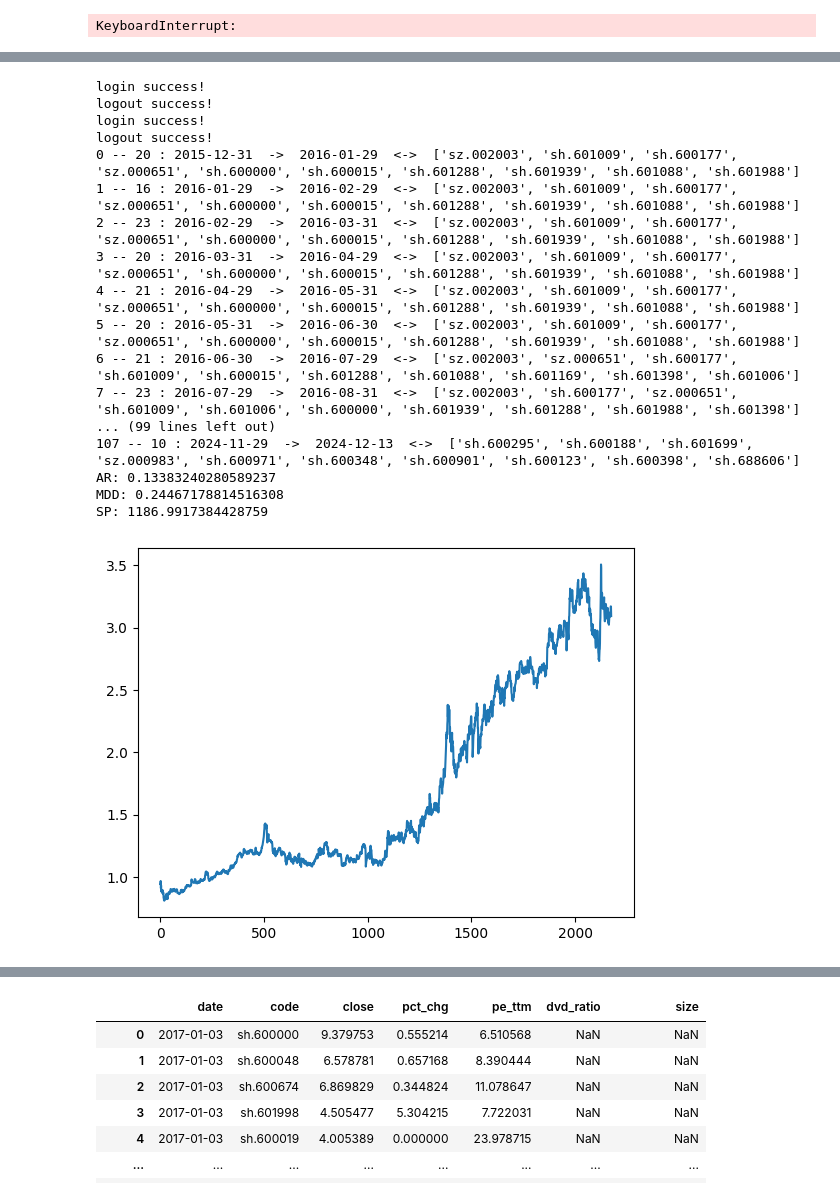
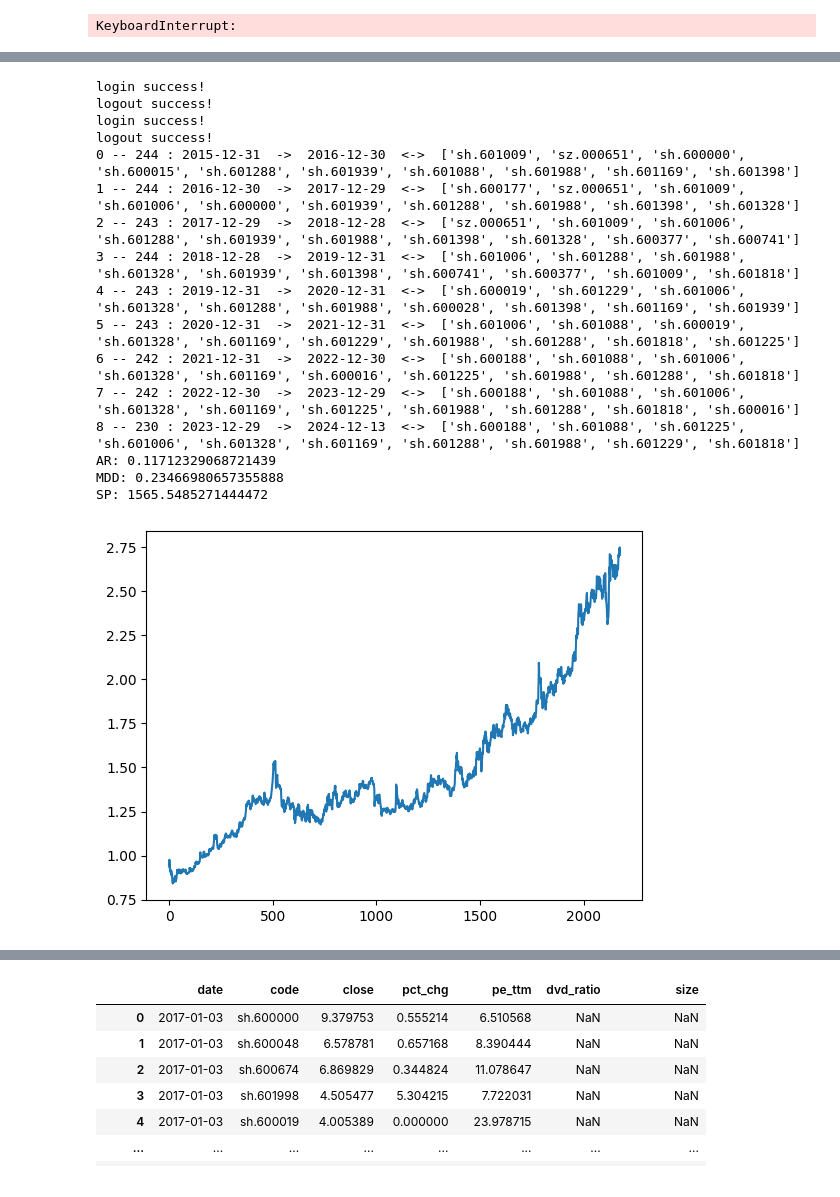
Before and after one commit to lostlau/quant_research, a Jupyter notebook: factor_invest_922.ipynb, the cells around one changed output, grey strips where cells are left out. Drawn from its saved outputs; the diff is of its cells as text; code cells hidden in the pictures.

```diff
--- a/factor_invest_922.ipynb
+++ b/factor_invest_922.ipynb
@@ -57,21 +215,27 @@ def stock_selector(df_all, decision_date, topk=10):
     #------------------------------------------------
     df_search = df_all[df_all['date']==decision_date]
 
+    # PE的过滤
     df_search = df_search[df_search['pe_ttm'].between(0,30)]
 
+    # momentum的过滤（暂未开启）
     trend_stt_date = np.datetime64(decision_date)-pd.DateOffset(years=3)
     df_search['trend_stt_date']=trend_stt_date
     df_search = pd.merge_asof(df_search.sort_values('trend_stt_date'), df_all[['date','code','close']].sort_values('date').rename(columns={"date":"trend_stt_date","close":"close_trend_stt"}), on='trend_stt_date',by='code')
     df_search['trend_factor'] = df_search['close']/df_search['close_trend_stt']
-    df_search = df_search[df_search['trend_factor']>1]
+    df_search = df_search[df_search['trend_factor']>0]
 
-    # df_search = df_search.sort_values('dvd_ratio', ascending=False).head(3*topk)
-    # df_search = df_search.sort_values('size', ascending=False).head(3*topk)
+    # 行业分散化操作
 
-    # df_ = df_search.sort_values('size', ascending=False).head(topk)
+
+    # size排序
+    df_search = df_search.sort_values('size', ascending=False).head(3*topk)
+
+    # divid排序
     df_ = df_search.sort_values('dvd_ratio', ascending=False).head(topk)
 
     return df_['code'].values.tolist()
+    # return ['sh.600900']
 
 def stock_allocator(stock_list, method='eq'):
     weight = 1/len(stock_list)
@@ -231,27 +305,26 @@ def calc_sharperatio(daily_returns):
     return sharpe_ratio
 # %%
 ##
-df_portfolio = backtesting('000922','2016-01-01','2024-12-13', df_all_merge, decision_freq='month',stockselect_topk=10)
+df_portfolio = backtesting('000922','2016-01-01','2024-12-13', df_all_merge, decision_freq='year',stockselect_topk=10)
 df_portfolio['return_cum'].plot()
 print(f"AR: {calc_annualreturn(df_portfolio['return'].tolist())}")
 print(f"MDD: {calc_maxdrawdown(df_portfolio['return_cum'].tolist())}")
 print(f"SP: {calc_sharperatio(df_portfolio['return'].tolist())}")
 # %% [output]
 login success!
 logout success!
 login success!
 logout success!
-0 -- 20 : 2015-12-31  ->  2016-01-29  <->  ['sz.002003', 'sh.601009', 'sh.600177', 'sz.000651', 'sh.600000', 'sh.600015', 'sh.601288', 'sh.601939', 'sh.601088', 'sh.601988']
-1 -- 16 : 2016-01-29  ->  2016-02-29  <->  ['sz.002003', 'sh.601009', 'sh.600177', 'sz.000651', 'sh.600000', 'sh.600015', 'sh.601288', 'sh.601939', 'sh.601088', 'sh.601988']
-2 -- 23 : 2016-02-29  ->  2016-03-31  <->  ['sz.002003', 'sh.601009', 'sh.600177', 'sz.000651', 'sh.600000', 'sh.600015', 'sh.601288', 'sh.601939', 'sh.601088', 'sh.601988']
-3 -- 20 : 2016-03-31  ->  2016-04-29  <->  ['sz.002003', 'sh.601009', 'sh.600177', 'sz.000651', 'sh.600000', 'sh.600015', 'sh.601288', 'sh.601939', 'sh.601088', 'sh.601988']
-4 -- 21 : 2016-04-29  ->  2016-05-31  <->  ['sz.002003', 'sh.601009', 'sh.600177', 'sz.000651', 'sh.600000', 'sh.600015', 'sh.601288', 'sh.601939', 'sh.601088', 'sh.601988']
-5 -- 20 : 2016-05-31  ->  2016-06-30  <->  ['sz.002003', 'sh.601009', 'sh.600177', 'sz.000651', 'sh.600000', 'sh.600015', 'sh.601288', 'sh.601939', 'sh.601088', 'sh.601988']
-6 -- 21 : 2016-06-30  ->  2016-07-29  <->  ['sz.002003', 'sz.000651', 'sh.600177', 'sh.601009', 'sh.600015', 'sh.601288', 'sh.601088', 'sh.601169', 'sh.601398', 'sh.601006']
-7 -- 23 : 2016-07-29  ->  2016-08-31  <->  ['sz.002003', 'sh.600177', 'sz.000651', 'sh.601009', 'sh.601006', 'sh.600000', 'sh.601939', 'sh.601288', 'sh.601988', 'sh.601398']
-... (99 lines left out)
-107 -- 10 : 2024-11-29  ->  2024-12-13  <->  ['sh.600295', 'sh.600188', 'sh.601699', 'sz.000983', 'sh.600971', 'sh.600348', 'sh.600901', 'sh.600123', 'sh.600398', 'sh.688606']
-AR: 0.13383240280589237
-MDD: 0.24467178814516308
-SP: 1186.9917384428759
+0 -- 244 : 2015-12-31  ->  2016-12-30  <->  ['sh.601009', 'sz.000651', 'sh.600000', 'sh.600015', 'sh.601288', 'sh.601939', 'sh.601088', 'sh.601988', 'sh.601169', 'sh.601398']
+1 -- 244 : 2016-12-30  ->  2017-12-29  <->  ['sh.600177', 'sz.000651', 'sh.601009', 'sh.601006', 'sh.600000', 'sh.601939', 'sh.601288', 'sh.601988', 'sh.601398', 'sh.601328']
+2 -- 243 : 2017-12-29  ->  2018-12-28  <->  ['sz.000651', 'sh.601009', 'sh.601006', 'sh.601288', 'sh.601939', 'sh.601988', 'sh.601398', 'sh.601328', 'sh.600377', 'sh.600741']
+3 -- 244 : 2018-12-28  ->  2019-12-31  <->  ['sh.601006', 'sh.601288', 'sh.601988', 'sh.601328', 'sh.601939', 'sh.601398', 'sh.600741', 'sh.600377', 'sh.601009', 'sh.601818']
+4 -- 243 : 2019-12-31  ->  2020-12-31  <->  ['sh.600019', 'sh.601229', 'sh.601006', 'sh.601328', 'sh.601288', 'sh.601988', 'sh.600028', 'sh.601398', 'sh.601169', 'sh.601939']
+5 -- 243 : 2020-12-31  ->  2021-12-31  <->  ['sh.601006', 'sh.601088', 'sh.600019', 'sh.601328', 'sh.601169', 'sh.601229', 'sh.601988', 'sh.601288', 'sh.601818', 'sh.601225']
+6 -- 242 : 2021-12-31  ->  2022-12-30  <->  ['sh.600188', 'sh.601088', 'sh.601006', 'sh.601328', 'sh.601169', 'sh.600016', 'sh.601225', 'sh.601988', 'sh.601288', 'sh.601818']
+7 -- 242 : 2022-12-30  ->  2023-12-29  <->  ['sh.600188', 'sh.601088', 'sh.601006', 'sh.601328', 'sh.601169', 'sh.601225', 'sh.601988', 'sh.601288', 'sh.601818', 'sh.600016']
+8 -- 230 : 2023-12-29  ->  2024-12-13  <->  ['sh.600188', 'sh.601088', 'sh.601225', 'sh.601006', 'sh.601328', 'sh.601169', 'sh.601288', 'sh.601988', 'sh.601229', 'sh.601818']
+AR: 0.11712329068721439
+MDD: 0.23466980657355888
+SP: 1565.5485271444472
-[figure, old version]
+[figure, new version]
```
Also changed, not shown: parts of 8 cells of this notebook, 2 other files.
